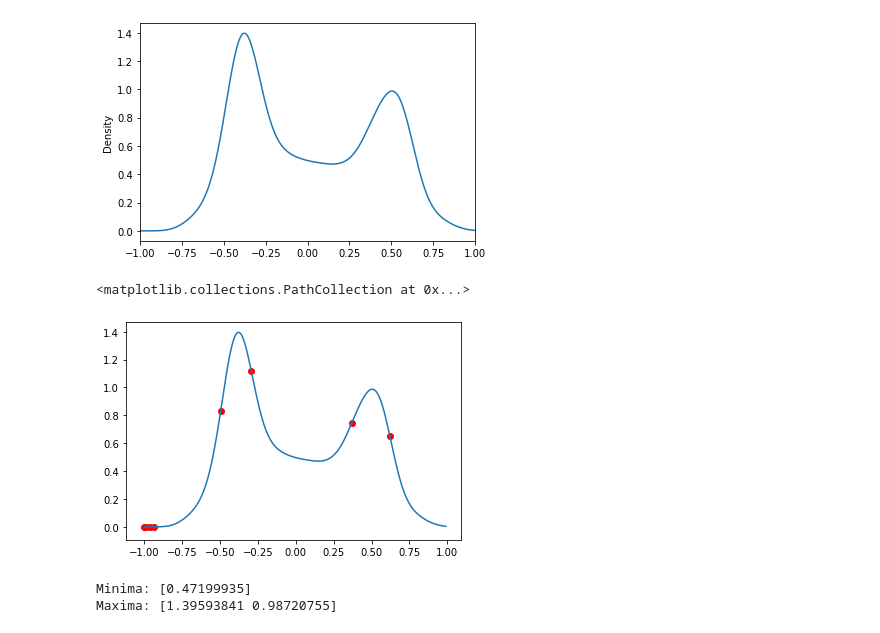
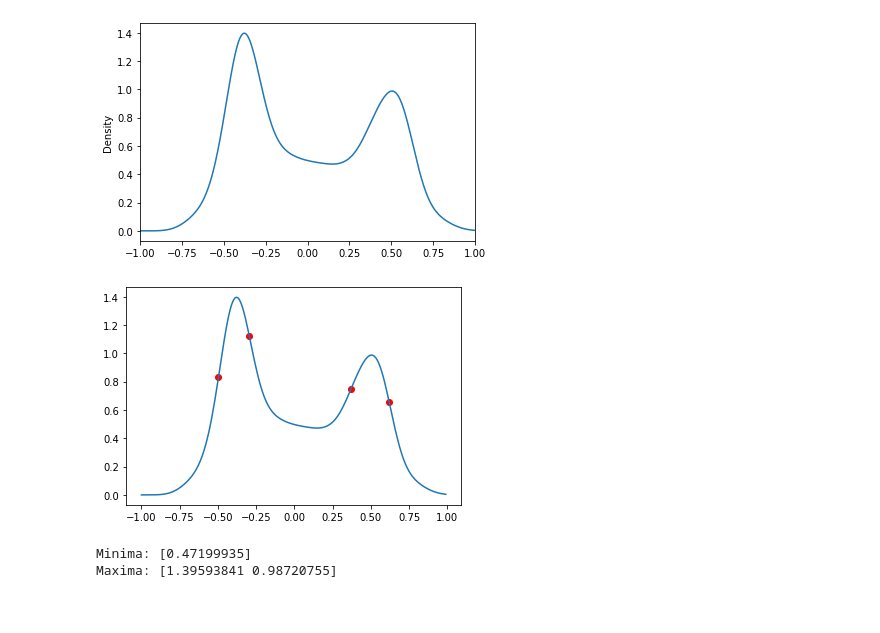
Before and after one commit to michaelpkuhn/mediabias, a Jupyter notebook: app/plotter_herokuDB.ipynb, the cells around one changed output. Cells and saved outputs as stored; diff of their text form; code cells hidden in the pictures.

```diff
--- a/app/plotter_herokuDB.ipynb
+++ b/app/plotter_herokuDB.ipynb
@@ -585,16 +589,16 @@ dim1.plot.kde(xlim=[-1,1])
 # %%
 from scipy.stats import gaussian_kde
 
 kernel = gaussian_kde(dim1)
 
 x = np.array([i for i in np.arange(-1,1,0.01)])
 y = np.array([kernel(v)[0] for v in x])
 
 plt.plot(x,y)
-plt.scatter(real_roots, kernel(real_roots),c="red")
+plt.scatter(real_roots[4:], kernel(real_roots[4:]),c="red")
+plt.savefig('static/images/kde.png')
 # %% [output]
-<matplotlib.collections.PathCollection at 0x...>
-[figure, old version]
+[figure, new version]
 # %%
 from scipy.signal import argrelextrema
 mi, ma = argrelextrema(y, np.less)[0], argrelextrema(y, np.greater)[0]
```
Also changed, not shown: parts of 3 cells of this notebook, 6 other files.
